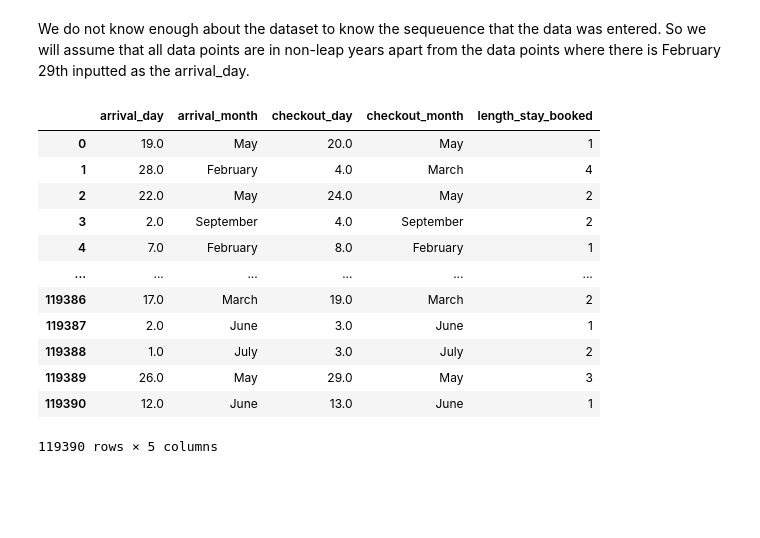
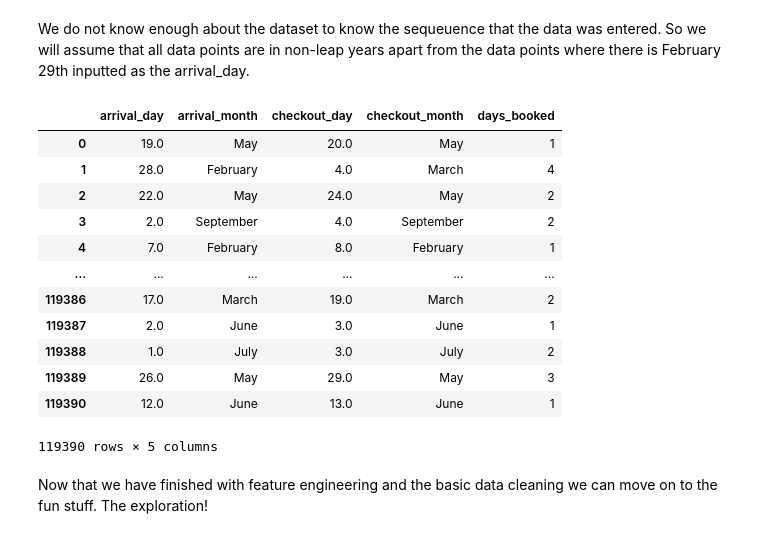
Before and after one commit to Anglesofdeath/no_show-data-science-project, a Jupyter notebook: eda.ipynb, the cells around one changed output. Saved outputs shown, nothing was run; the diff lists cells and outputs as text; code cells hidden in the pictures; blank space fills up the shorter version.

```diff
--- a/eda.ipynb
+++ b/eda.ipynb
@@ -365,34 +365,34 @@ df[['booking_month', 'arrival_month', 'booked_months_before']]
 # %% [markdown]
 We do not know enough about the dataset to know the sequeuence that the data was entered. So we will assume that all data points are in non-leap years apart from the data points where there is February 29th inputted as the arrival_day.
 # %%
-def lengthStayBooked(arrival_day: float, arrival_month: str, checkout_day: float, checkout_month: str):
+def daysBooked(arrival_day: float, arrival_month: str, checkout_day: float, checkout_month: str):
     '''
     this function takes in 4 inputs a earlier date and month (1st and second input) and a later date and month (3rd and 4th input). It will calculate the number of days between the 2 date and month pairs.
     It assumes that there is no leap year unless a leap year date (29 feb) is given in the earlier date and month
     '''
     leap_year = False
     x = month_list.index(arrival_month)
     y = month_list.index(checkout_month)
     if (arrival_month == 'February') and (arrival_day == float(29)): #only check for (arrival_month and arrival_day) as we know (checkout_day and checkout_month) does not have any leap year entries from above
         leap_year = True
     if leap_year == True:
         if y >=x:
             delta = date(2020, month_list.index(checkout_month) + 1, int(checkout_day)) - date(2020, month_list.index(arrival_month) + 1, int(arrival_day)) #2020 was a leap year
             return delta.days
         else:
             delta = date(2020, month_list.index(checkout_month) + 1, int(checkout_day)) - date(2019, month_list.index(arrival_month) + 1, int(arrival_day))
             return delta.days
     else:
         if y >=x:
             delta = date(2022, month_list.index(checkout_month) + 1, int(checkout_day)) - date(2022, month_list.index(arrival_month) + 1, int(arrival_day))
             return delta.days
         else:
             delta = date(2022, month_list.index(checkout_month) + 1, int(checkout_day)) - date(2021, month_list.index(arrival_month) + 1, int(arrival_day))
             return delta.days
-df['length_stay_booked'] = df.apply(lambda x: lengthStayBooked(x['arrival_day'], x['arrival_month'], x['checkout_day'], x['checkout_month']), axis=1)
-df[['arrival_day', 'arrival_month', 'checkout_day', 'checkout_month', 'length_stay_booked']]
+df['days_booked'] = df.apply(lambda x: lengthStayBooked(x['arrival_day'], x['arrival_month'], x['checkout_day'], x['checkout_month']), axis=1)
+df[['arrival_day', 'arrival_month', 'checkout_day', 'checkout_month', 'days_booked']]
 # %% [output]
-|  | arrival_day | arrival_month | checkout_day | checkout_month | length_stay_booked |
+|  | arrival_day | arrival_month | checkout_day | checkout_month | days_booked |
 | 0 | 19.0 | May | 20.0 | May | 1 |
 | 1 | 28.0 | February | 4.0 | March | 4 |
 | 2 | 22.0 | May | 24.0 | May | 2 |
@@ -405,3 +405,5 @@ df[['arrival_day', 'arrival_month', 'checkout_day', 'checkout_month', 'length_st
 | 119389 | 26.0 | May | 29.0 | May | 3 |
 | 119390 | 12.0 | June | 13.0 | June | 1 |
 119390 rows × 5 columns
+# %% [markdown]
+Now that we have finished with feature engineering and the basic data cleaning we can move on to the fun stuff. The exploration!
```
Also changed, not shown: parts of 2 cells of this notebook.
